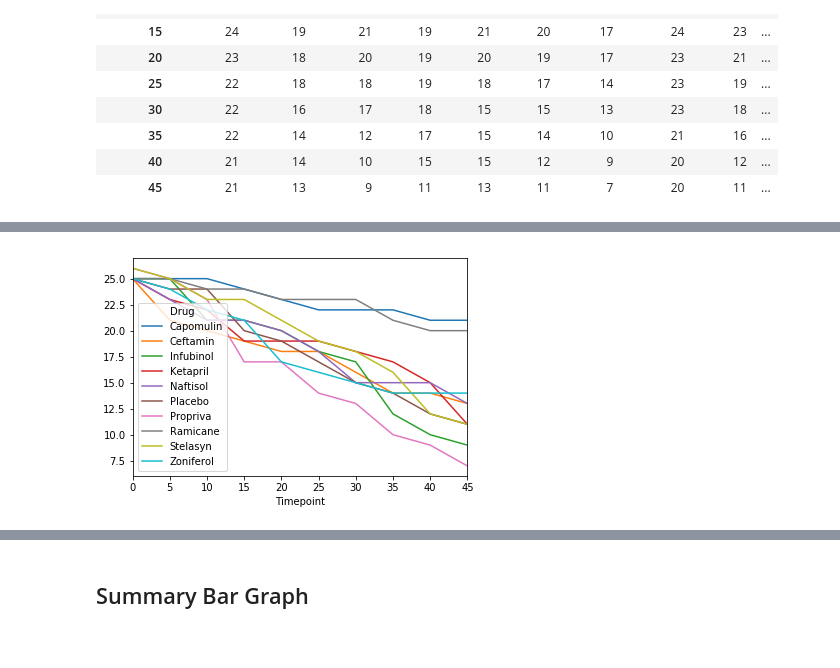
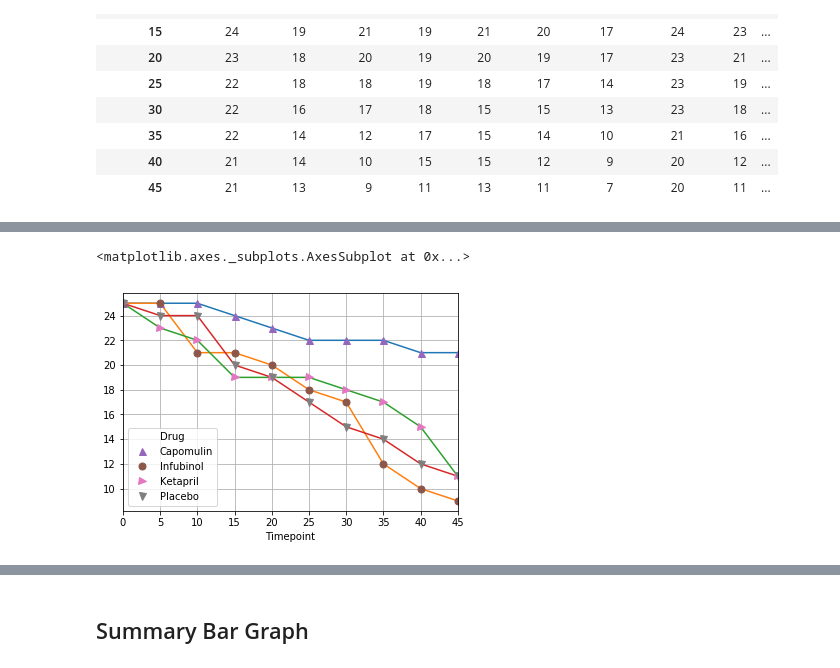
Before and after one commit to vinayakdixit/Homework_Submission, a Jupyter notebook: Matplotlib/Pymaceuticals/Vin-pymaceuticals.ipynb, the cells around one changed output, grey strips where cells are left out. Cells and saved outputs as stored; diff of their text form; code cells hidden in the pictures.

```diff
--- a/Matplotlib/Pymaceuticals/Vin-pymaceuticals.ipynb
+++ b/Matplotlib/Pymaceuticals/Vin-pymaceuticals.ipynb
@@ -330,9 +291,14 @@ pivot_mouse_count
 # %%
 # Generate the Plot (Accounting for percentages)
-pivot_mouse_count.plot()
+ax = pivot_mouse_count[["Capomulin","Infubinol", "Ketapril", "Placebo"]].plot(legend = False)
+
+pivot_mouse_count[["Capomulin","Infubinol", "Ketapril", "Placebo"]]\
+            .plot(grid = True,style =['^','o','>','v'], markersize =7,legend =True, \
+                  label = "Survival Rate",ax = ax )
 # Save the Figure
 
 # Show the Figure
 #plt.show()
 # %% [output]
+<matplotlib.axes._subplots.AxesSubplot at 0x...>
-[figure, old version]
+[figure, new version]
```
Also changed, not shown: parts of 22 cells of this notebook, 4 other files.
